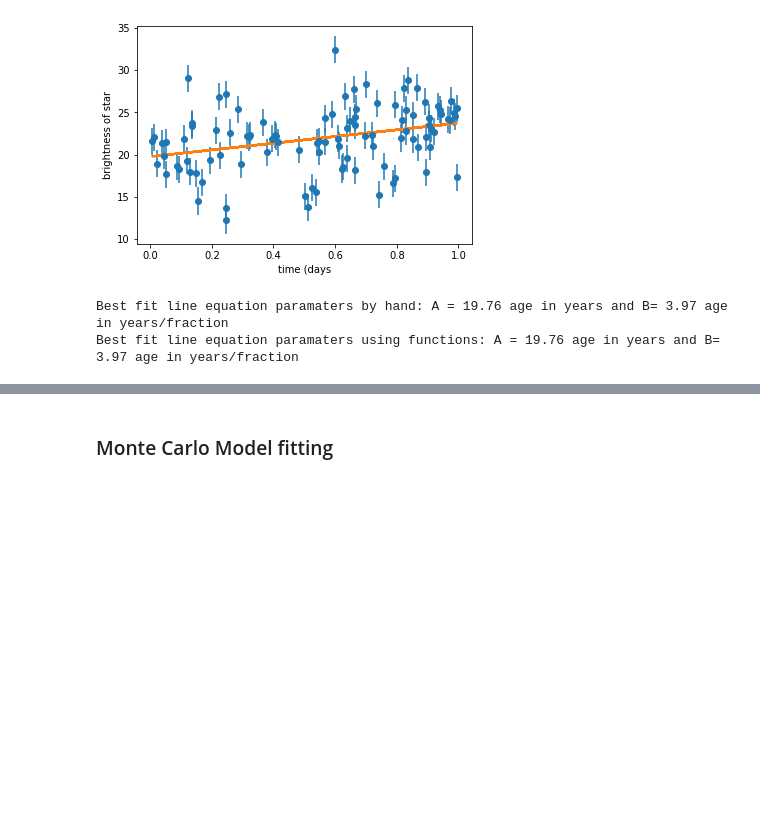
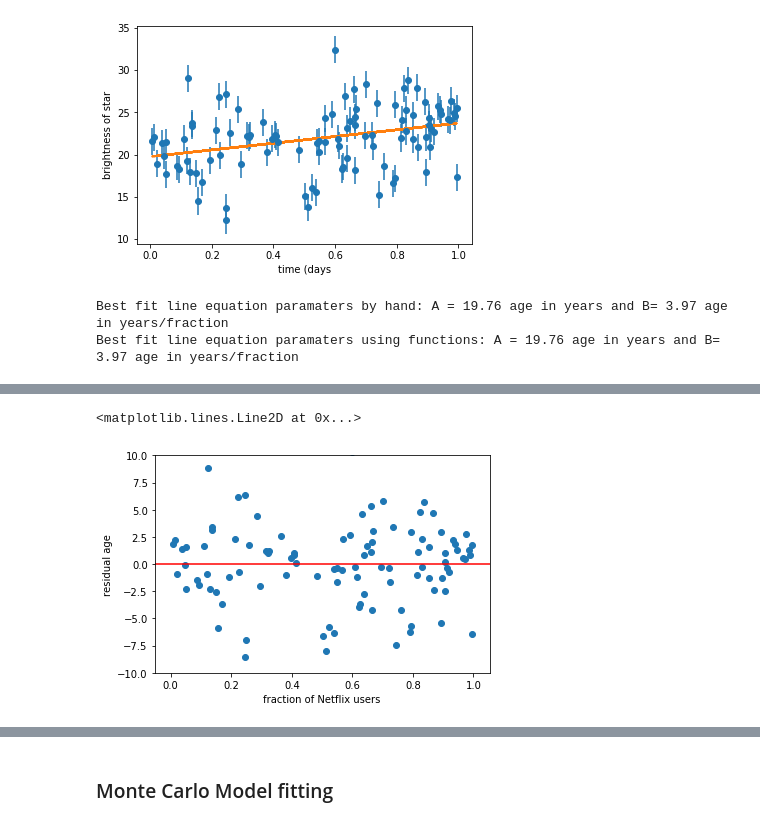
Before and after one commit to philrelton/Data-Analysis-2022, a Jupyter notebook: blended_exercises/Chapter 8/Chapter8.ipynb, the cells around one changed output, grey strips where cells are left out. Cells and saved outputs as stored; diff of their text form; code cells hidden in the pictures; blank space fills up the shorter version.

Commit message:
ch 8 residuals

```diff
--- a/blended_exercises/Chapter 8/Chapter8.ipynb
+++ b/blended_exercises/Chapter 8/Chapter8.ipynb
@@ -358,0 +336,12 @@ Best fit line equation paramaters using functions: A = 19.76 age in years and B=
+# %%
+residual = data['y'] - straightline(A,B,data['x'])
+
+plt.scatter(data['x'],residual)
+
+plt.ylim(-10,10)
+plt.ylabel('residual age')
+plt.xlabel('fraction of Netflix users')
+plt.axhline(0,c='red')
+# %% [output]
+<matplotlib.lines.Line2D at 0x...>
+[figure, added]
```
Also changed, not shown: parts of 11 cells of this notebook.
